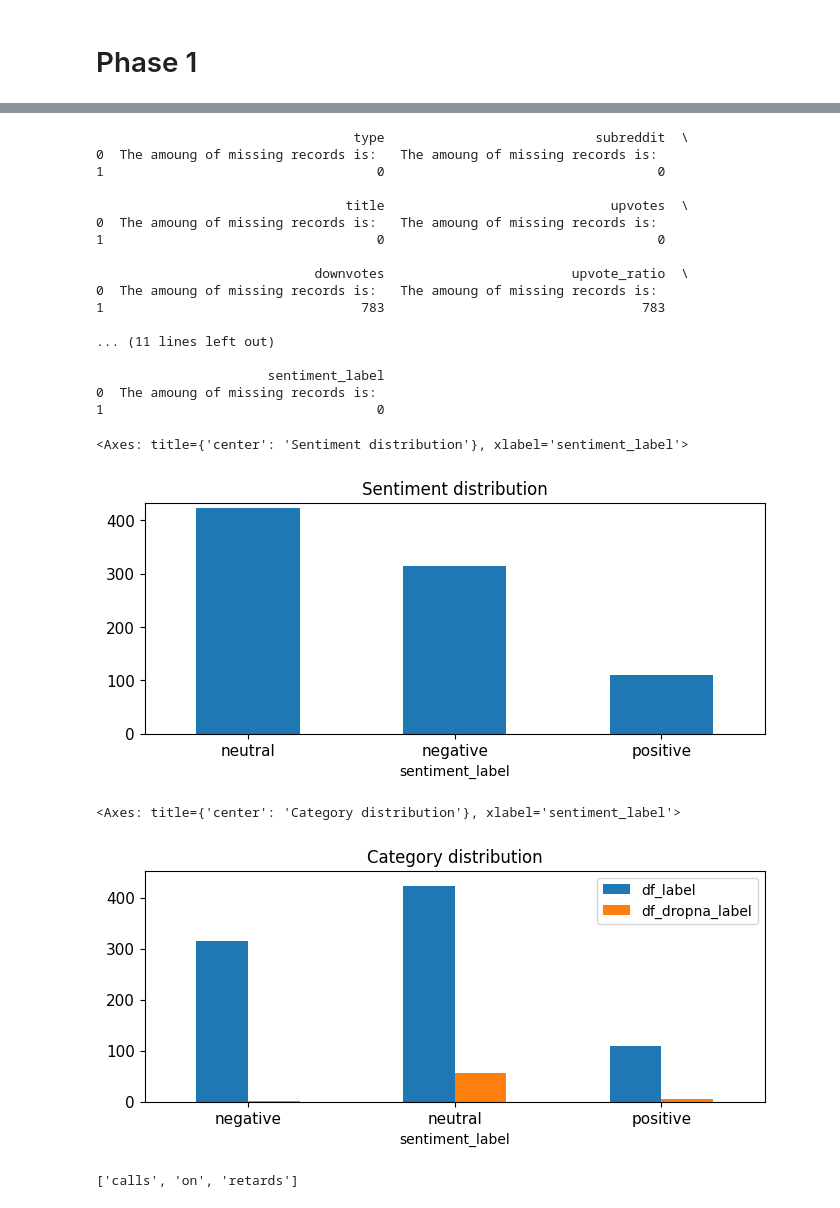
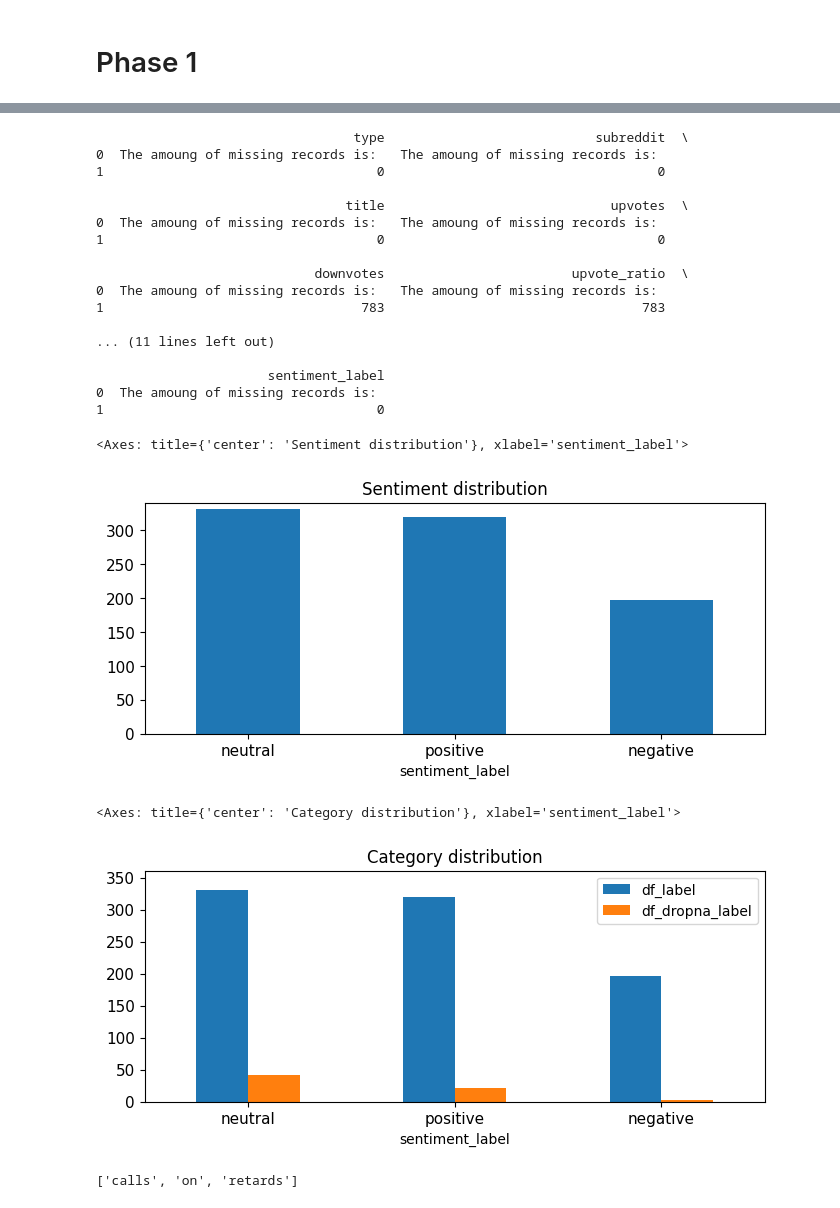
Before and after one commit to Teepawin/DM2025-Lab1-Exercise, a Jupyter notebook: DM2025-Lab1-Homework.ipynb, the cells around one changed output, grey strips where cells are left out. Cells and saved outputs as stored; diff of their text form; code cells hidden in the pictures.

```diff
--- a/DM2025-Lab1-Homework.ipynb
+++ b/DM2025-Lab1-Homework.ipynb
@@ -121,40 +121,40 @@ def format_labels(target):
     elif target==-1.0:
         return "negative"
 
-df['sentiment_label'] = df.label.apply(format_labels)
+df['sentiment_label'] = df.sentiment.apply(format_labels)
 
 #Exercise 4
 print(df.isnull().apply(lambda x: dmh.check_missing_values(x)))
 
 #Drop row that have null value
 df_dropna = df.dropna()
 
 #Exercise 6 & 7
 #Plot Semtiment label distrubution
 df.sentiment_label.value_counts().plot(kind = 'bar',
                                     title = 'Sentiment distribution',
                                     ylim = [0, df.sentiment.value_counts().max()+10],
                                     rot = 0, fontsize = 11, figsize = (8,3))
 # %% [output]
                                  type                           subreddit  \
 0  The amoung of missing records is:   The amoung of missing records is:
 1                                   0                                   0
 
                                 title                             upvotes  \
 0  The amoung of missing records is:   The amoung of missing records is:
 1                                   0                                   0
 
                             downvotes                        upvote_ratio  \
 0  The amoung of missing records is:   The amoung of missing records is:
 1                                 783                                 783
 
 ... (11 lines left out)
 
                       sentiment_label
 0  The amoung of missing records is:
 1                                   0
 <Axes: title={'center': 'Sentiment distribution'}, xlabel='sentiment_label'>
-[figure, old version]
+[figure, new version]
 # %%
 #Exercise 8
 df_compare = pd.DataFrame({
@@ -168,7 +168,7 @@ df_compare.plot(kind = 'bar',
                 rot = 0, fontsize = 11, figsize = (8,3))
 # %% [output]
 <Axes: title={'center': 'Category distribution'}, xlabel='sentiment_label'>
-[figure, old version]
+[figure, new version]
 # %%
 #text tokenizer
 from sklearn.feature_extraction.text import CountVectorizer
```
Also changed, not shown: parts of 24 cells of this notebook, 5 other files.
